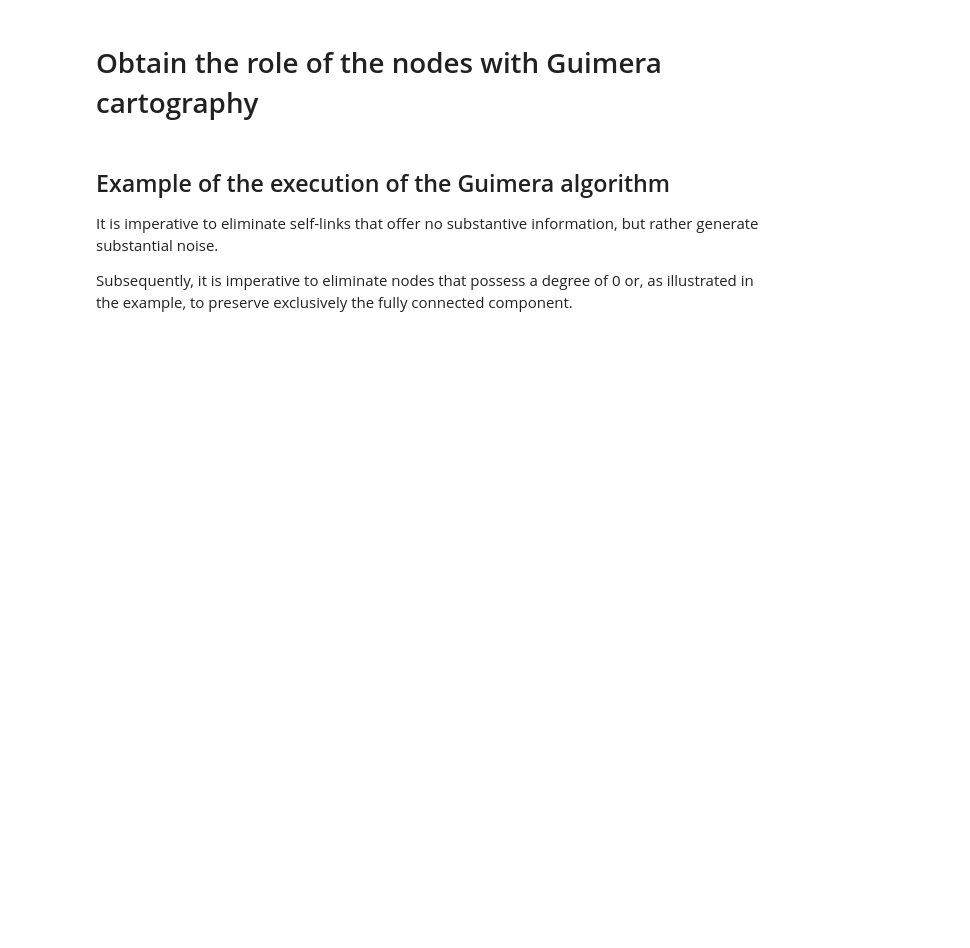
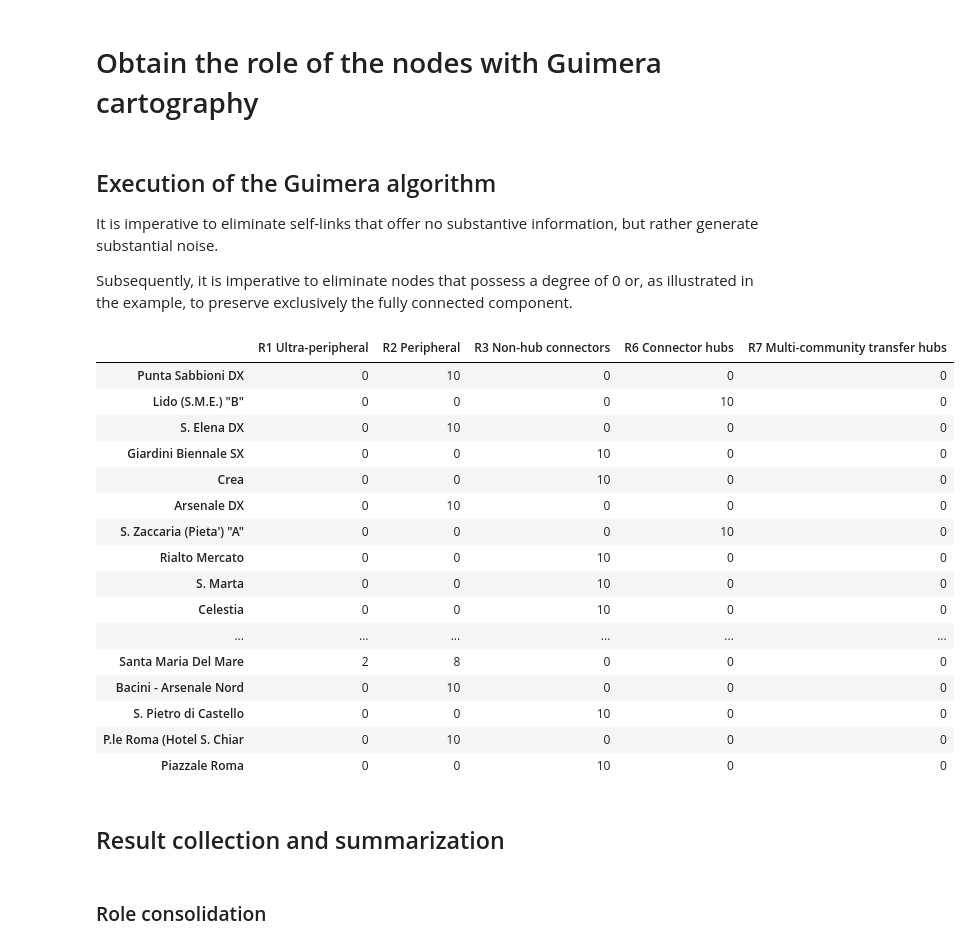
Before and after one commit to HectorCogollosAdrian/Complex_Network_Approach_Understanding_Venice_Public_Transport, a Jupyter notebook: notebooks/5-guimera.ipynb, the cells around one changed output. Saved outputs shown, nothing was run; the diff lists cells and outputs as text; code cells hidden in the pictures; blank space fills up the shorter version.

```diff
--- a/notebooks/5-guimera.ipynb
+++ b/notebooks/5-guimera.ipynb
@@ -10,6 +12,6 @@ import networkx as nx
 g_files = ["no_carnival_tourist","carnival_tourist","no_carnival_residents","carnival_residents"]
 # %% [markdown]
-## Example of the execution of the Guimera algorithm
+## Execution of the Guimera algorithm
 It is imperative to eliminate self-links that offer no substantive information, but rather generate substantial noise.
 
 Subsequently, it is imperative to eliminate nodes that possess a degree of 0 or, as illustrated in the example, to preserve exclusively the fully connected component.
@@ -41,0 +79,26 @@ for n_file in g_files:
+# %%
+# Count the number of repetitions of each role for each stop
+role_counts = df_role.apply(lambda row: row.value_counts(), axis=1).fillna(0).astype(int)
+role_counts.head(5)
+# %% [output]
+|  | R1 Ultra-peripheral | R2 Peripheral | R3 Non-hub connectors | R6 Connector hubs | R7 Multi-community transfer hubs |
+| Punta Sabbioni DX | 0 | 10 | 0 | 0 | 0 |
+| Lido (S.M.E.) "B" | 0 | 0 | 0 | 10 | 0 |
+| S. Elena DX | 0 | 10 | 0 | 0 | 0 |
+| Giardini Biennale SX | 0 | 0 | 10 | 0 | 0 |
+| Crea | 0 | 0 | 10 | 0 | 0 |
+| Arsenale DX | 0 | 10 | 0 | 0 | 0 |
+| S. Zaccaria (Pieta') "A" | 0 | 0 | 0 | 10 | 0 |
+| Rialto Mercato | 0 | 0 | 10 | 0 | 0 |
+| S. Marta | 0 | 0 | 10 | 0 | 0 |
+| Celestia | 0 | 0 | 10 | 0 | 0 |
+| ... | ... | ... | ... | ... | ... |
+| Santa Maria Del Mare | 2 | 8 | 0 | 0 | 0 |
+| Bacini - Arsenale Nord | 0 | 10 | 0 | 0 | 0 |
+| S. Pietro di Castello | 0 | 0 | 10 | 0 | 0 |
+| P.le Roma (Hotel S. Chiar | 0 | 10 | 0 | 0 | 0 |
+| Piazzale Roma | 0 | 0 | 10 | 0 | 0 |
+# %% [markdown]
+## Result collection and summarization
+# %% [markdown]
+### Role consolidation
```
Also changed, not shown: parts of 10 cells of this notebook, 4 other files.
